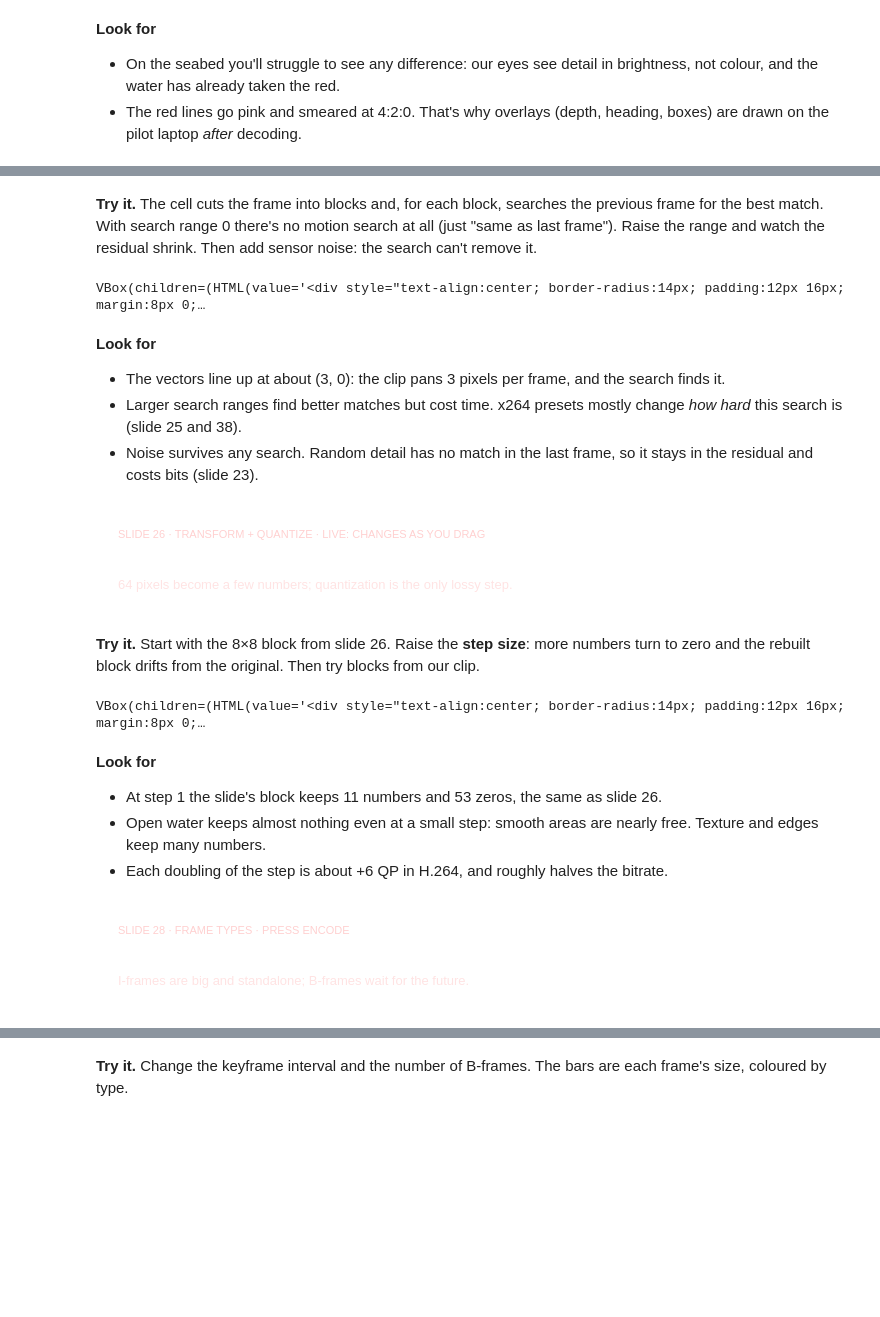
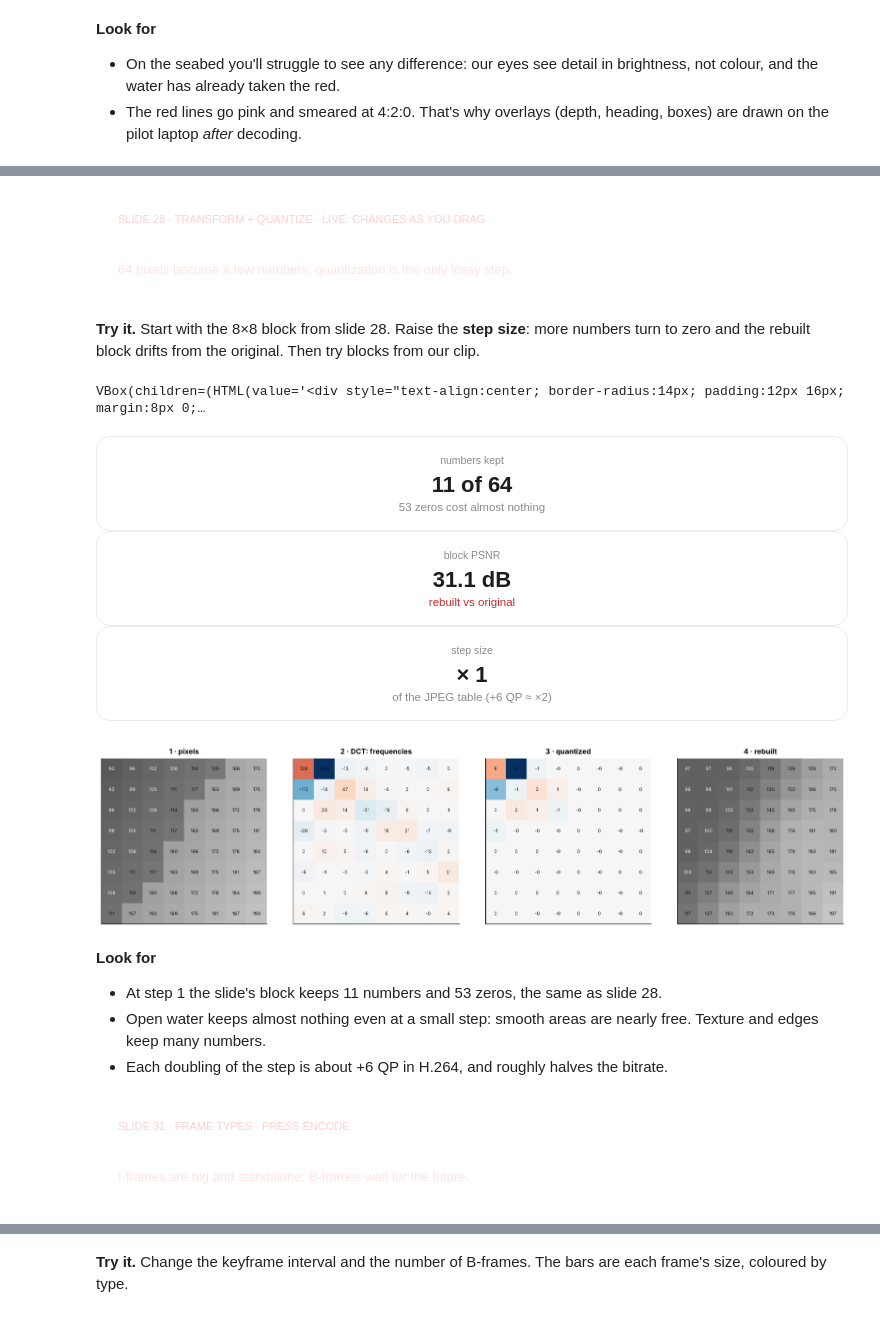
Before and after one commit to YoussefAbbas2001/video-streaming, a Jupyter notebook: encoding_lab/notebooks/ROV_Video_Streaming_Workshop.ipynb, the cells around one changed output, grey strips where cells are left out. Drawn from its saved outputs; the diff is of its cells as text; code cells hidden in the pictures; blank space fills up the shorter version.

```diff
--- a/encoding_lab/notebooks/ROV_Video_Streaming_Workshop.ipynb
+++ b/encoding_lab/notebooks/ROV_Video_Streaming_Workshop.ipynb
@@ -472,70 +451,12 @@ background:linear-gradient(115deg, #C00000 0%, #7d0000 100%); box-shadow:0 6px 1
-# %% [markdown]
-**Try it.** The cell cuts the frame into blocks and, for each block, searches the previous frame for the best match. With search range 0 there's no motion search at all (just "same as last frame"). Raise the range and watch the residual shrink. Then add sensor noise: the search can't remove it.
-# %%
-PREV = gray(frame_png(SRC, 2.0, "mv0")); CUR = gray(frame_png(SRC, 2.0 + 1 / FPS, "mv1"))
-MV_Y, MV_X, MV_H, MV_W = int(0.40 * H), int(0.30 * W), 192, 320          # the region we search in
-
-
-def motion_search(prev, cur, block, reach):
-    """Exhaustive block matching: for every block, the shift (dy, dx) within ±reach with the smallest error."""
-    c = cur[MV_Y:MV_Y + MV_H, MV_X:MV_X + MV_W]
-    nby, nbx = MV_H // block, MV_W // block
-    best = np.full((nby, nbx), np.inf); vy = np.zeros((nby, nbx), int); vx = np.zeros((nby, nbx), int)
-    for dy in range(-reach, reach + 1):
-        for dx in range(-reach, reach + 1):
-            p = prev[MV_Y + dy:MV_Y + dy + MV_H, MV_X + dx:MV_X + dx + MV_W]
-            err = np.abs(c - p).reshape(nby, block, nbx, block).sum(axis=(1, 3))
-            better = err < best
-            best[better], vy[better], vx[better] = err[better], dy, dx
-    pred = np.zeros_like(c)
-    for by in range(nby):
-        for bx in range(nbx):
-            y, x = MV_Y + by * block + vy[by, bx], MV_X + bx * block + vx[by, bx]
-            pred[by * block:(by + 1) * block, bx * block:(bx + 1) * block] = prev[y:y + block, x:x + block]
-    return c, c - pred, vx, vy
-
-
-def mv_view(block, reach, noise):
-    rng = np.random.default_rng(0)
-    prev = PREV + rng.normal(0, noise, PREV.shape); cur = CUR + rng.normal(0, noise, CUR.shape)
-    c, resid, vx, vy = motion_search(prev, cur, block, reach)
-    plain = np.abs(c - prev[MV_Y:MV_Y + MV_H, MV_X:MV_X + MV_W]).mean(); left = np.abs(resid).mean()
-    common = pd.Series(list(zip(vx.ravel(), vy.ravel()))).value_counts().index[0]
-    cards([("error without search", f"{plain:.1f}", "per pixel, 0..255"),
-           ("error after search", f"{left:.1f}", f"{1 - left / plain:.0%} smaller", left < plain),
-           ("most common vector", f"({common[0]}, {common[1]})", "the camera pans 3 px per frame"),
-           ("blocks", f"{vx.size}", f"{block}×{block} pixels")])
-    fig, axs = plt.subplots(1, 3, figsize=(14, 3.3))
-    axs[0].imshow(c, cmap="gray", vmin=0, vmax=255)
-    yy, xx = np.mgrid[0:vx.shape[0], 0:vx.shape[1]] * block + block / 2
-    axs[0].quiver(xx, yy, vx, -vy, color=MIA_RED, angles="xy", scale_units="xy", scale=0.25, width=0.004)
-    axs[0].set_title("current frame + motion vectors", fontsize=10)
-    axs[1].imshow(np.abs(c - prev[MV_Y:MV_Y + MV_H, MV_X:MV_X + MV_W]), cmap="magma", vmin=0, vmax=40); axs[1].set_title("what's left without search", fontsize=10)
-    axs[2].imshow(np.abs(resid), cmap="magma", vmin=0, vmax=40); axs[2].set_title("what's left after search (residual)", fontsize=10)
-    for ax in axs: ax.axis("off")
-    plt.tight_layout(); plt.show()
-
-
-panel("mv", "Motion search", "Bright = what still has to be sent",
-      {"block": ("options", [8, 16, 32], 16, "block size"),
-       "reach": ("options", [0, 2, 4, 8, 12], 4, "search range (± px)"),
-       "noise": ("options", [0, 2, 4, 8, 16], 0, "extra sensor noise (σ)")}, mv_view, live=True)
-# %% [output]
-VBox(children=(HTML(value='<div style="text-align:center; border-radius:14px; padding:12px 16px; margin:8px 0;…
-# %% [markdown]
-**Look for**
-- The vectors line up at about (3, 0): the clip pans 3 pixels per frame, and the search finds it.
-- Larger search ranges find better matches but cost time. x264 presets mostly change *how hard* this search is (slide 25 and 38).
-- Noise survives any search. Random detail has no match in the last frame, so it stays in the residual and costs bits (slide 23).
 # %% [markdown]
 <div style="border-radius:16px; padding:15px 22px; margin:30px 0 8px; color:#ffffff;
 background:linear-gradient(115deg, #C00000 0%, #7d0000 100%); box-shadow:0 6px 18px rgba(192,0,0,.16)">
-<div style="font-size:11px; letter-spacing:.22em; color:#ffd0d0">SLIDE 26 · TRANSFORM + QUANTIZE · LIVE: CHANGES AS YOU DRAG</div>
+<div style="font-size:11px; letter-spacing:.22em; color:#ffd0d0">SLIDE 28 · TRANSFORM + QUANTIZE · LIVE: CHANGES AS YOU DRAG</div>
 <div style="font-size:21px; font-weight:700; margin-top:4px">Where the bits are thrown away</div>
 <div style="font-size:13px; color:#ffe3e3; margin-top:3px">64 pixels become a few numbers; quantization is the only lossy step.</div>
 </div>
 # %% [markdown]
-**Try it.** Start with the 8×8 block from slide 26. Raise the **step size**: more numbers turn to zero and the rebuilt block drifts from the original. Then try blocks from our clip.
+**Try it.** Start with the 8×8 block from slide 28. Raise the **step size**: more numbers turn to zero and the rebuilt block drifts from the original. Then try blocks from our clip.
 # %%
 from scipy.fft import dctn, idctn
 
@@ -547,44 +468,54 @@ SLIDE_BLOCK = np.array([[90, 96, 102, 108, 114, 120, 166, 172], [93, 99, 105, 11
                         [102, 108, 114, 160, 166, 172, 178, 184], [105, 111, 117, 163, 169, 175, 181, 187],
                         [108, 114, 160, 166, 172, 178, 184, 190], [111, 157, 163, 169, 175, 181, 187, 193]], float)
 CLIP_Y = gray(FRAME_RGB)
-SPOTS = {"slide 26 (pipe edge)": None, "open water": (40, 300), "pipe edge in our clip": (int(0.58 * H) - 60, 640),
+SPOTS = {"slide 28 (pipe edge)": None, "open water": (40, 300), "pipe edge in our clip": (int(0.58 * H) - 60, 640),
          "seabed texture": (650, 200)}
 
 
 def dct_view(spot, step):
     blk = SLIDE_BLOCK if SPOTS[spot] is None else CLIP_Y[SPOTS[spot][0]:SPOTS[spot][0] + 8, SPOTS[spot][1]:SPOTS[spot][1] + 8]
     coef = dctn(blk - 128, norm="ortho")
     q = np.round(coef / (JPEG_Q * step))
     back = idctn(q * JPEG_Q * step, norm="ortho") + 128
     err = np.mean((back - blk) ** 2); psnr = 99 if err < 1e-9 else 10 * np.log10(255 ** 2 / err)
     kept = int((q != 0).sum())
     cards([("numbers kept", f"{kept} of 64", f"{64 - kept} zeros cost almost nothing"),
            ("block PSNR", f"{psnr:.1f} dB", "rebuilt vs original", psnr > 35),
            ("step size", f"× {step:g}", "of the JPEG table (+6 QP ≈ ×2)")])
     fig, axs = plt.subplots(1, 4, figsize=(15, 3.6))
     for ax, a, t, cm in zip(axs, (blk, coef, q, back), ("1 · pixels", "2 · DCT: frequencies", "3 · quantized", "4 · rebuilt"),
                             ("gray", "RdBu_r", "RdBu_r", "gray")):
         lim = (0, 255) if cm == "gray" else (-np.abs(a).max() - 1e-9, np.abs(a).max() + 1e-9)
         ax.imshow(a, cmap=cm, vmin=lim[0], vmax=lim[1]); ax.set_title(t, fontsize=10); ax.set_xticks([]); ax.set_yticks([])
         for (i, j), v in np.ndenumerate(a):
             ax.text(j, i, f"{v:.0f}", ha="center", va="center", fontsize=6.5, color="#111" if cm != "gray" or v > 110 else "#eee")
     plt.tight_layout(); plt.show()
 
 
 panel("dct", "DCT and quantization", "Raise the step: more zeros, fewer bits, more error",
-      {"spot": ("toggle", list(SPOTS), "slide 26 (pipe edge)", "block"),
+      {"spot": ("toggle", list(SPOTS), "slide 28 (pipe edge)", "block"),
        "step": ("options", [0.25, 0.5, 1, 2, 4, 8], 1, "step size")}, dct_view, live=True)
 # %% [output]
 VBox(children=(HTML(value='<div style="text-align:center; border-radius:14px; padding:12px 16px; margin:8px 0;…
+numbers kept
+11 of 64
+53 zeros cost almost nothing
+block PSNR
+31.1 dB
+rebuilt vs original
+step size
+× 1
+of the JPEG table (+6 QP ≈ ×2)
+[figure, added]
 # %% [markdown]
 **Look for**
-- At step 1 the slide's block keeps 11 numbers and 53 zeros, the same as slide 26.
+- At step 1 the slide's block keeps 11 numbers and 53 zeros, the same as slide 28.
 - Open water keeps almost nothing even at a small step: smooth areas are nearly free. Texture and edges keep many numbers.
 - Each doubling of the step is about +6 QP in H.264, and roughly halves the bitrate.
 # %% [markdown]
 <div style="border-radius:16px; padding:15px 22px; margin:30px 0 8px; color:#ffffff;
 background:linear-gradient(115deg, #C00000 0%, #7d0000 100%); box-shadow:0 6px 18px rgba(192,0,0,.16)">
-<div style="font-size:11px; letter-spacing:.22em; color:#ffd0d0">SLIDE 28 · FRAME TYPES · PRESS ENCODE</div>
+<div style="font-size:11px; letter-spacing:.22em; color:#ffd0d0">SLIDE 31 · FRAME TYPES · PRESS ENCODE</div>
 <div style="font-size:21px; font-weight:700; margin-top:4px">I, P and B frames, and the GOP</div>
 <div style="font-size:13px; color:#ffe3e3; margin-top:3px">I-frames are big and standalone; B-frames wait for the future.</div>
 </div>
```
Also changed, not shown: parts of 43 cells of this notebook, 16 other files.
